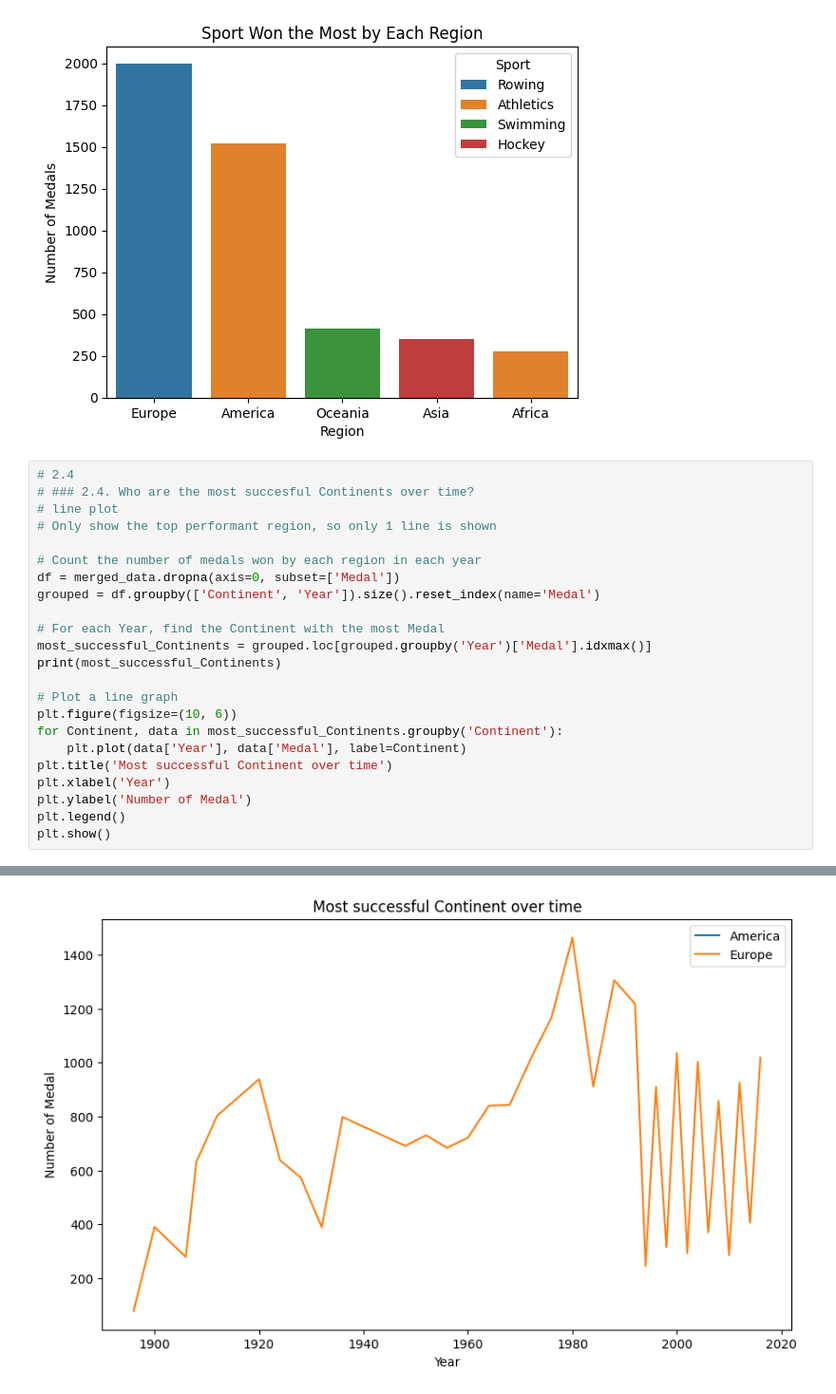
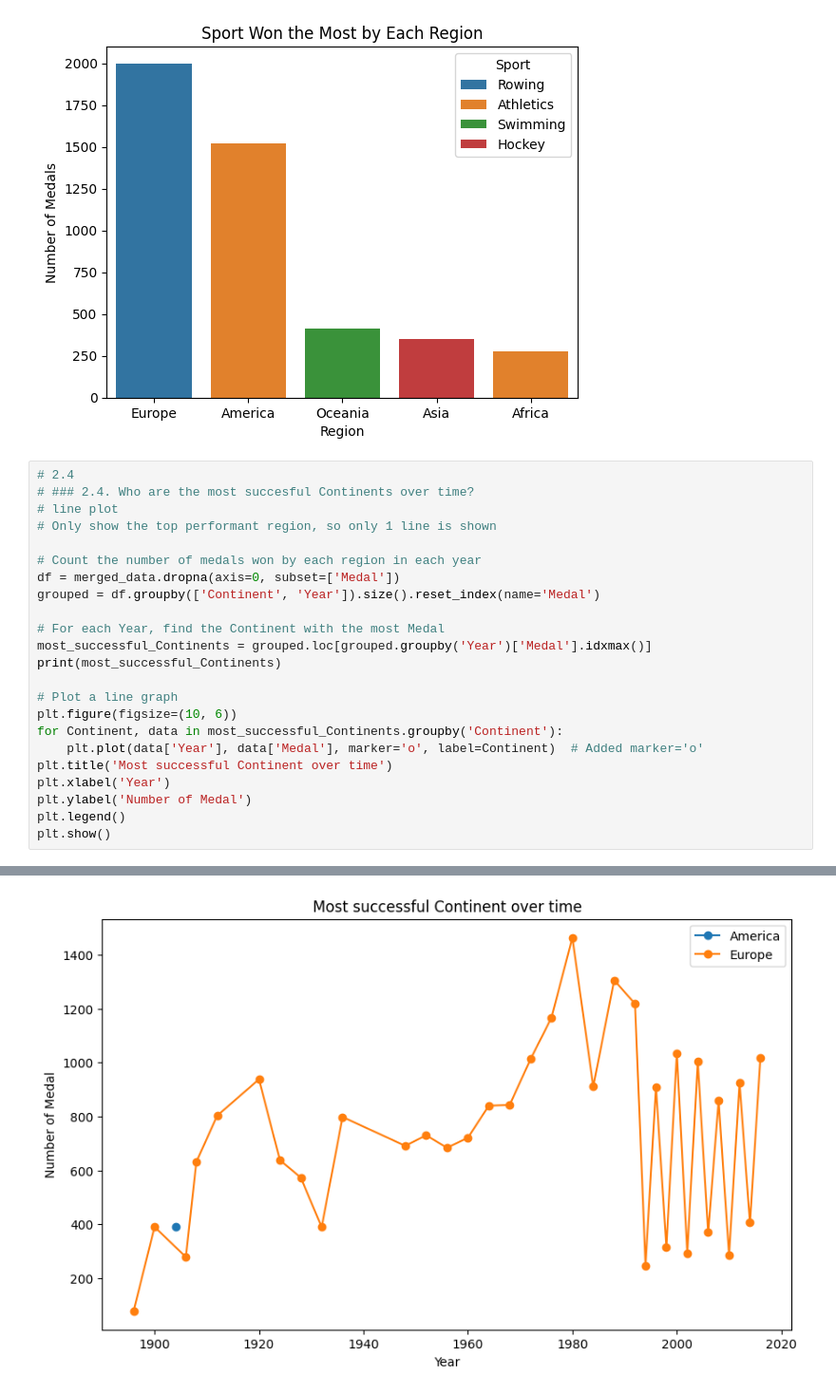
Before and after one commit to AnassTaher/data-wrangling, a Jupyter notebook: q2.ipynb, the cells around one changed output, grey strips where cells are left out. Shown at 95% size. Drawn from its saved outputs; the diff is of its cells as text.

```diff
--- a/q2.ipynb
+++ b/q2.ipynb
@@ -83,32 +83,32 @@ grouped = df.groupby(['Continent', 'Year']).size().reset_index(name='Medal')
 # For each Year, find the Continent with the most Medal
 most_successful_Continents = grouped.loc[grouped.groupby('Year')['Medal'].idxmax()]
 print(most_successful_Continents)
 
 # Plot a line graph
 plt.figure(figsize=(10, 6))
 for Continent, data in most_successful_Continents.groupby('Continent'):
-    plt.plot(data['Year'], data['Medal'], label=Continent)
+    plt.plot(data['Year'], data['Medal'], marker='o', label=Continent)  # Added marker='o'
 plt.title('Most successful Continent over time')
 plt.xlabel('Year')
 plt.ylabel('Number of Medal')
 plt.legend()
 plt.show()
 # %% [output]
     Continent  Year  Medal
 89     Europe  1896     78
 90     Europe  1900    390
 26    America  1904    390
 92     Europe  1906    278
 93     Europe  1908    631
 94     Europe  1912    803
 95     Europe  1920    938
 96     Europe  1924    638
 97     Europe  1928    573
 98     Europe  1932    389
 99     Europe  1936    798
 ... (20 lines left out)
 120    Europe  2010    285
 121    Europe  2012    925
 122    Europe  2014    406
 123    Europe  2016   1018
-[figure, old version]
+[figure, new version]
```
Also changed, not shown: parts of 1 cell of this notebook, 1 other file.
